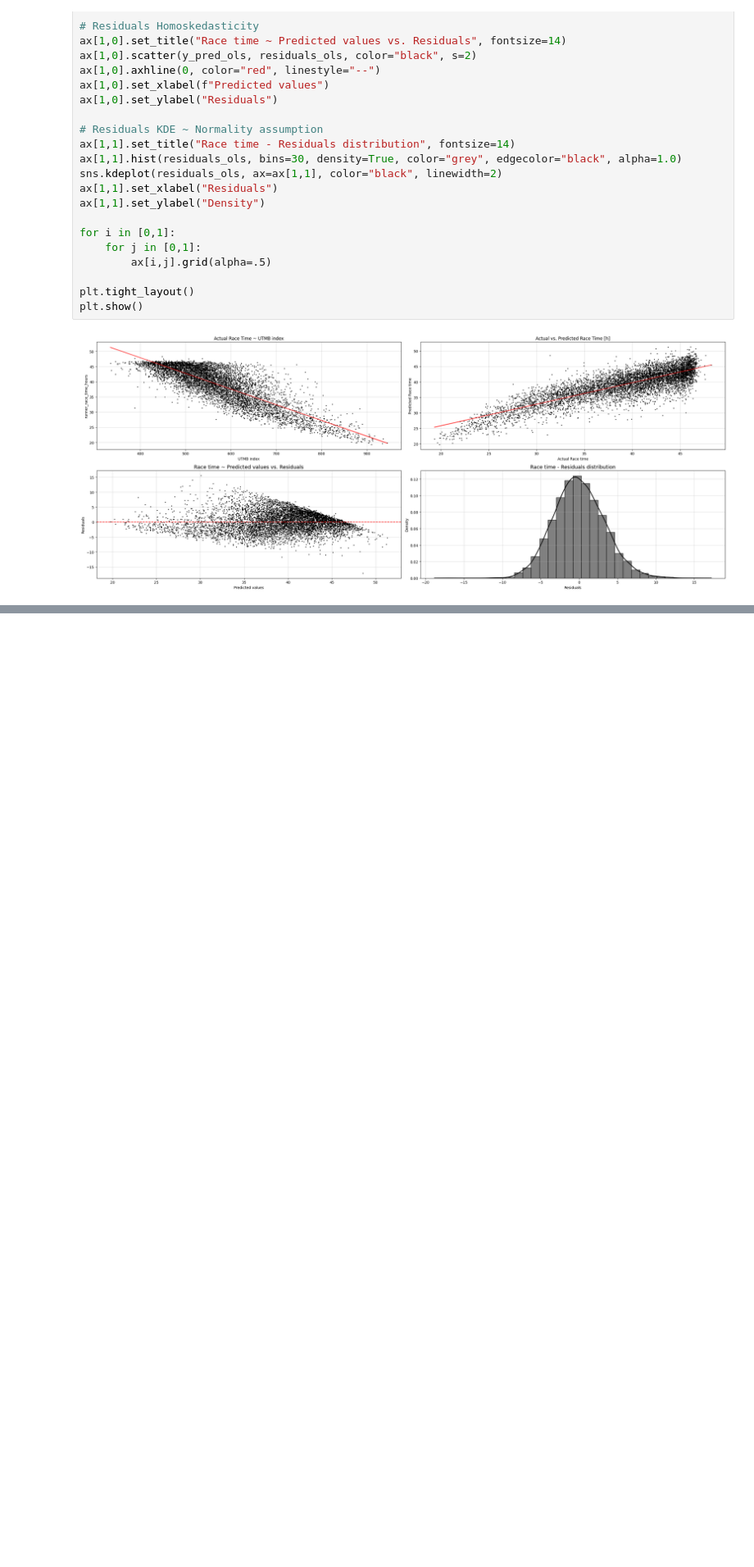
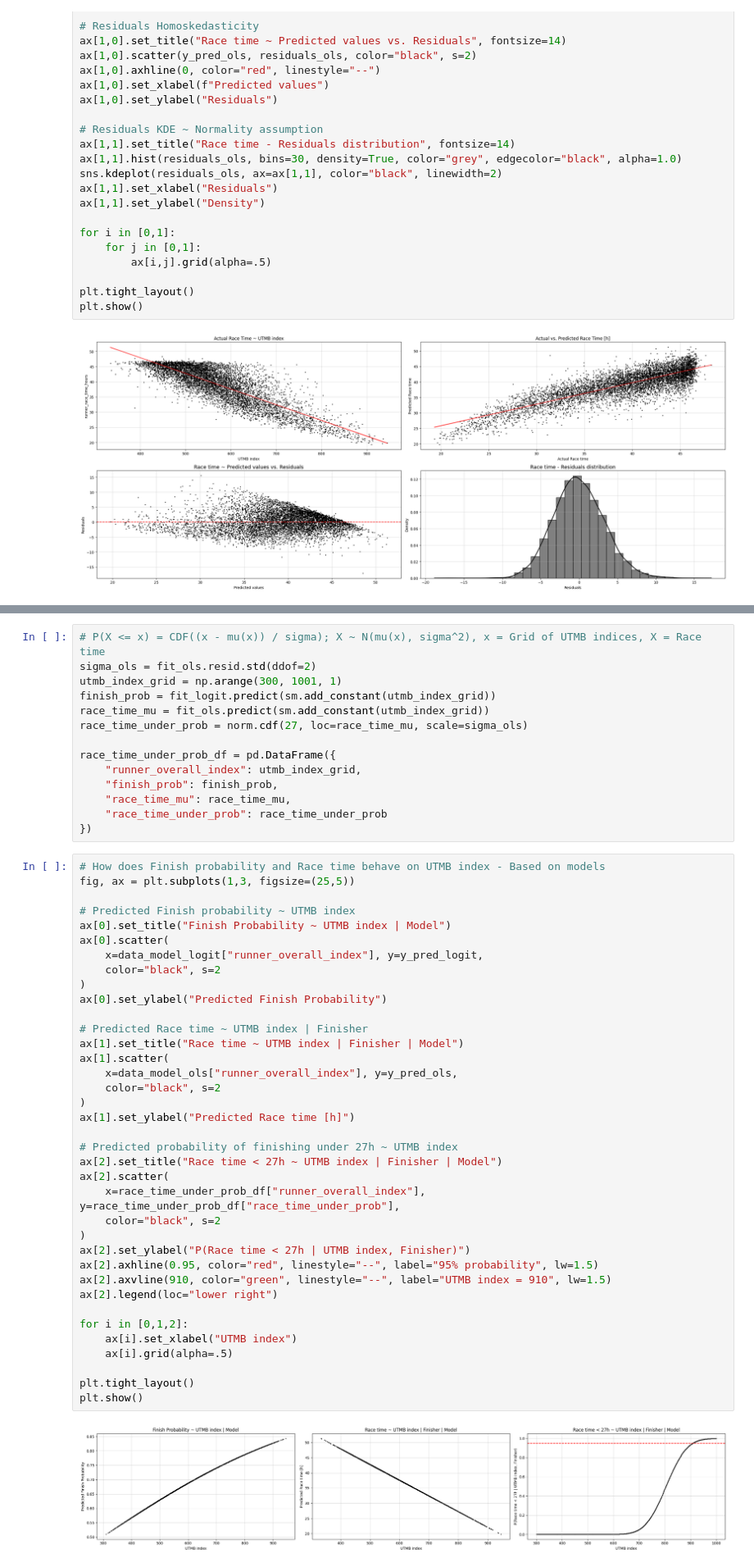
Before and after one commit to 1312Bravo/Path-To-UTMB, a Jupyter notebook: utmb_under_27h/structured_research.ipynb, the cells around one changed output, grey strips where cells are left out. Shown at 82% size. Drawn from its saved outputs; the diff is of its cells as text; blank space fills up the shorter version.

```diff
--- a/utmb_under_27h/structured_research.ipynb
+++ b/utmb_under_27h/structured_research.ipynb
@@ -416,0 +448,53 @@ plt.show()
+# %%
+# P(X <= x) = CDF((x - mu(x)) / sigma); X ~ N(mu(x), sigma^2), x = Grid of UTMB indices, X = Race time
+sigma_ols = fit_ols.resid.std(ddof=2)
+utmb_index_grid = np.arange(300, 1001, 1)
+finish_prob = fit_logit.predict(sm.add_constant(utmb_index_grid))
+race_time_mu = fit_ols.predict(sm.add_constant(utmb_index_grid))
+race_time_under_prob = norm.cdf(27, loc=race_time_mu, scale=sigma_ols)
+
+race_time_under_prob_df = pd.DataFrame({
+    "runner_overall_index": utmb_index_grid,
+    "finish_prob": finish_prob,
+    "race_time_mu": race_time_mu,
+    "race_time_under_prob": race_time_under_prob
+})
+# %%
+# How does Finish probability and Race time behave on UTMB index - Based on models
+fig, ax = plt.subplots(1,3, figsize=(25,5))
+
+# Predicted Finish probability ~ UTMB index
+ax[0].set_title("Finish Probability ~ UTMB index | Model")
+ax[0].scatter(
+    x=data_model_logit["runner_overall_index"], y=y_pred_logit,
+    color="black", s=2
+)
+ax[0].set_ylabel("Predicted Finish Probability")
+
+# Predicted Race time ~ UTMB index | Finisher
+ax[1].set_title("Race time ~ UTMB index | Finisher | Model")
+ax[1].scatter(
+    x=data_model_ols["runner_overall_index"], y=y_pred_ols,
+    color="black", s=2
+)
+ax[1].set_ylabel("Predicted Race time [h]")
+
+# Predicted probability of finishing under 27h ~ UTMB index
+ax[2].set_title("Race time < 27h ~ UTMB index | Finisher | Model")
+ax[2].scatter(
+    x=race_time_under_prob_df["runner_overall_index"], y=race_time_under_prob_df["race_time_under_prob"],
+    color="black", s=2
+)
+ax[2].set_ylabel("P(Race time < 27h | UTMB index, Finisher)")
+ax[2].axhline(0.95, color="red", linestyle="--", label="95% probability", lw=1.5)
+ax[2].axvline(910, color="green", linestyle="--", label="UTMB index = 910", lw=1.5)
+ax[2].legend(loc="lower right")
+
+for i in [0,1,2]:
+    ax[i].set_xlabel("UTMB index")
+    ax[i].grid(alpha=.5)
+
+plt.tight_layout()
+plt.show()
+# %% [output]
+[figure, added]
```
Also changed, not shown: parts of 6 cells of this notebook.
